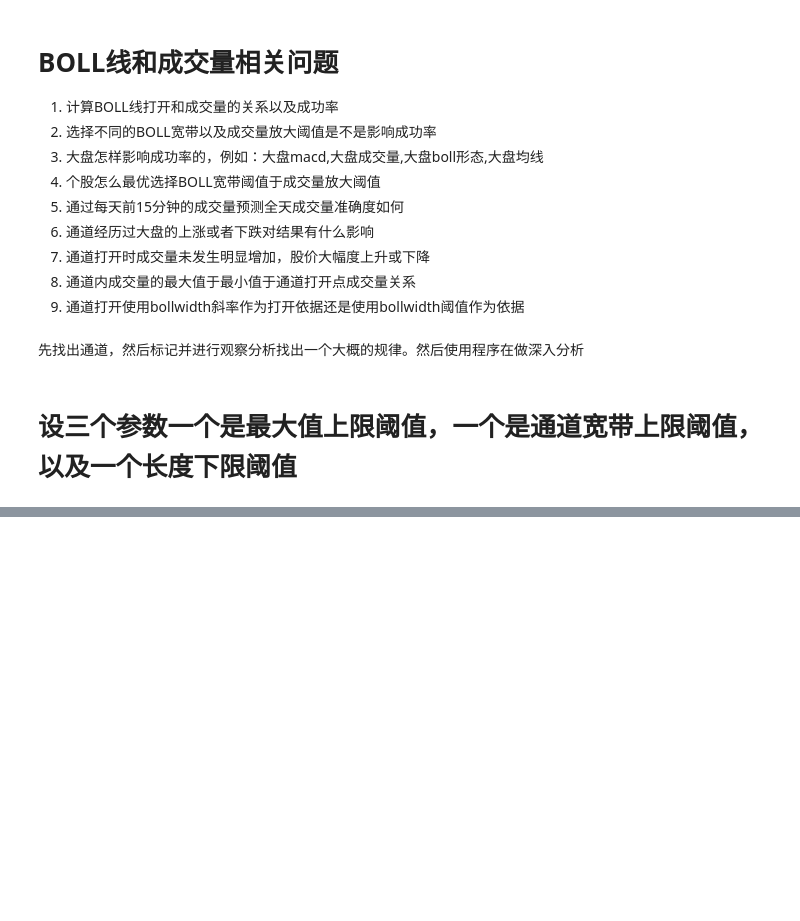
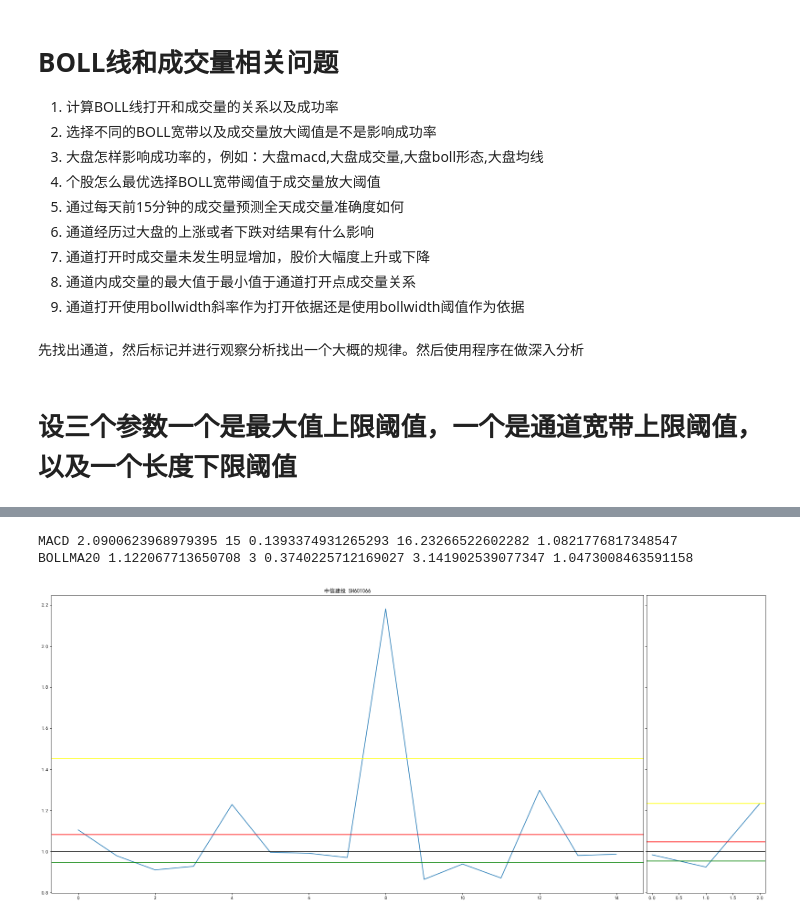
Before and after one commit to JohnCrash/stock, a Jupyter notebook: jupyter/boll-volume-theory.ipynb, the cells around one changed output, grey strips where cells are left out. Saved outputs shown, nothing was run; the diff lists cells and outputs as text; code cells hidden in the pictures; blank space fills up the shorter version.

```diff
--- a/jupyter/boll-volume-theory.ipynb
+++ b/jupyter/boll-volume-theory.ipynb
@@ -174,0 +264,6 @@ Box(children=(Button(description='上一页', style=ButtonStyle()), Button(descr
+# %%
+compareMacdAndBollMa20Plot('SH:601066')
+# %% [output]
+MACD 2.0900623968979395 15 0.1393374931265293 16.23266522602282 1.0821776817348547
+BOLLMA20 1.122067713650708 3 0.3740225712169027 3.141902539077347 1.0473008463591158
+[figure, added]
```
Also changed, not shown: parts of 5 cells of this notebook, 5 other files.
